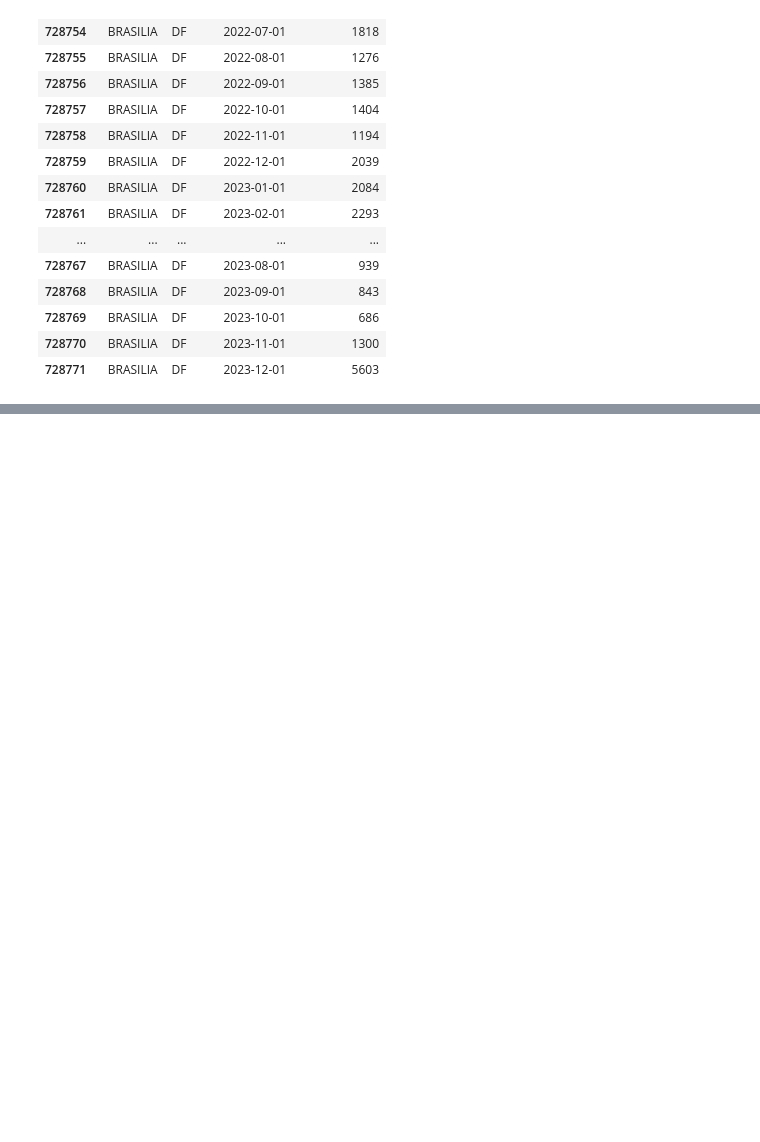
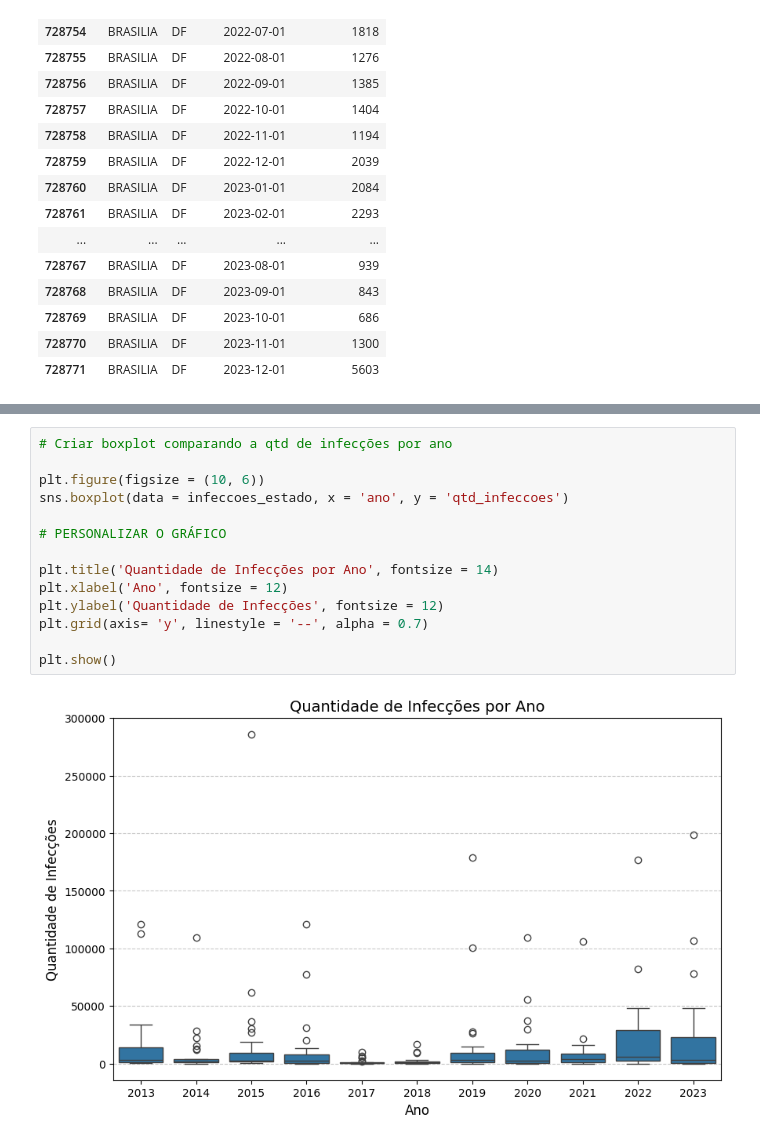
Before and after one commit to bruno88rick/fiapfase1newA1Dengue, a Jupyter notebook: Dengue_Brasil.ipynb, the cells around one changed output, grey strips where cells are left out. Drawn from its saved outputs; the diff is of its cells as text; blank space fills up the shorter version.

```diff
--- a/Dengue_Brasil.ipynb
+++ b/Dengue_Brasil.ipynb
@@ -74,0 +313,16 @@ df_dengue.tail(20)
+# %%
+# Criar boxplot comparando a qtd de infecções por ano
+
+plt.figure(figsize = (10, 6))
+sns.boxplot(data = infeccoes_estado, x = 'ano', y = 'qtd_infeccoes')
+
+# PERSONALIZAR O GRÁFICO
+
+plt.title('Quantidade de Infecções por Ano', fontsize = 14)
+plt.xlabel('Ano', fontsize = 12)
+plt.ylabel('Quantidade de Infecções', fontsize = 12)
+plt.grid(axis= 'y', linestyle = '--', alpha = 0.7)
+
+plt.show()
+# %% [output]
+[figure, added]
```
Also changed, not shown: parts of 59 cells of this notebook.
